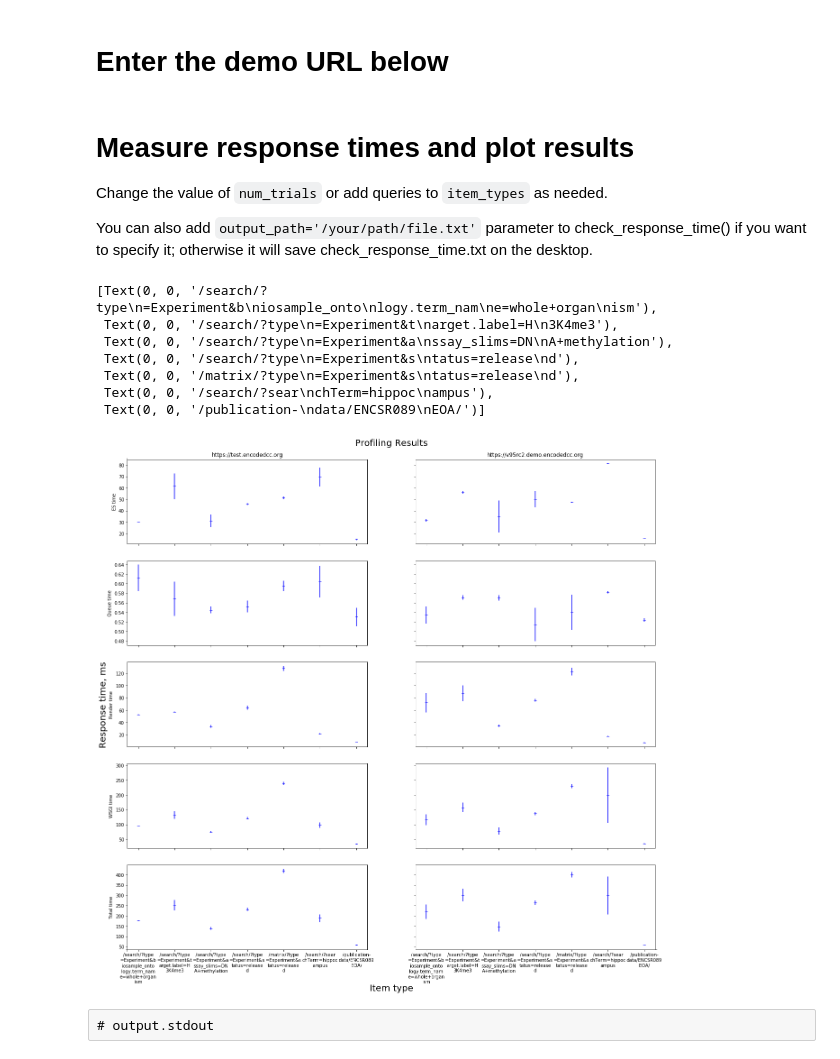
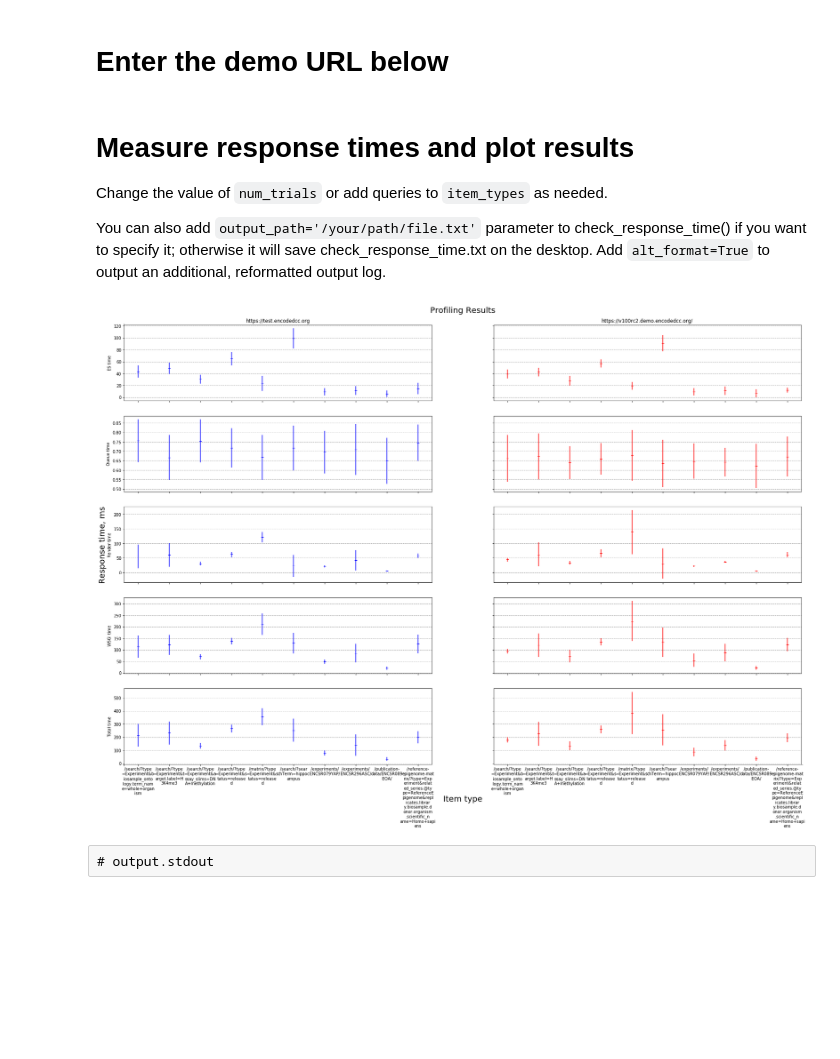
Before and after one commit to ENCODE-DCC/pyencoded-tools, a Jupyter notebook: jupyter_notebooks/jennifer/plot_profiling.ipynb, the cells around one changed output. Saved outputs shown, nothing was run; the diff lists cells and outputs as text; code cells hidden in the pictures; blank space fills up the shorter version.

```diff
--- a/jupyter_notebooks/jennifer/plot_profiling.ipynb
+++ b/jupyter_notebooks/jennifer/plot_profiling.ipynb
@@ -6,17 +6,17 @@ from textwrap import wrap
 # %% [markdown]
 # Enter the demo URL below
 # %%
-rc_url= 'https://v95rc2.demo.encodedcc.org'
+rc_url= 'https://v100rc2.demo.encodedcc.org/'
 # %% [markdown]
 # Measure response times and plot results
 Change the value of `num_trials` or add queries to `item_types` as needed.
 
-You can also add `output_path='/your/path/file.txt'` parameter to check_response_time() if you want to specify it; otherwise it will save check_response_time.txt on the desktop.
+You can also add `output_path='/your/path/file.txt'` parameter to check_response_time() if you want to specify it; otherwise it will save check_response_time.txt on the desktop. Add `alt_format=True` to output an additional, reformatted output log.
 # %%
 %%capture --no-stderr --no-display output
 prod_url="https://test.encodedcc.org"
 qa = qancode.QANCODE(rc_url=rc_url, prod_url=prod_url)
-num_trials = 2
+num_trials = 50
 item_types = [
     "/search/?type=Experiment&biosample_ontology.term_name=whole+organism",
     "/search/?type=Experiment&target.label=H3K4me3",
@@ -24,21 +24,27 @@ item_types = [
     "/search/?type=Experiment&status=released",
     "/matrix/?type=Experiment&status=released",
     "/search/?searchTerm=hippocampus",
-    #"/experiments/ENCSR079YAP/",
-    #"/experiments/ENCSR296ASC/",
-    "/publication-data/ENCSR089EOA/"
+    "/experiments/ENCSR079YAP/",
+    "/experiments/ENCSR296ASC/",
+    "/publication-data/ENCSR089EOA/",
+    "/reference-epigenome-matrix/?type=Experiment&related_series.@type=ReferenceEpigenome&replicates.library.biosample.donor.organism.scientific_name=Homo+sapiens"
 ]
-info = qa.check_response_time(item_types=item_types, n=num_trials)
+info = qa.check_response_time(item_types=item_types, n=num_trials, alt_format=True)
 # %%
 prod_url_short = prod_url.split('/')[2]
 test_url_short = rc_url.split('/')[2]
 xticklabels= []
 response_time_types = ['es_time','queue_time','render_time','wsgi_time','total_time']
 
-fig, axes = plt.subplots(5, 2, sharex=True, sharey='row', figsize=(3*len(item_types), 20))
+fig, axes = plt.subplots(5, 2, sharex=True, sharey='row', figsize=(max(12,3*len(item_types)), 20))
+for i in range(0,5):
+    axes[i,0].grid(True,axis='y',color='#B5B5B5', linestyle='--', linewidth=1)
+    axes[i,1].grid(True,axis='y',color='#B5B5B5', linestyle='--', linewidth=1)
+
 fig.add_subplot(111, frameon=False,xticks=[0],yticks=[0]) # Large plot for the Title
 plt.tick_params(labelcolor='none', top='off', bottom='off', left='off', right='off')
 plt.grid(False)
+
 plt.xlabel('Item type', fontsize=20, labelpad=60)
 plt.ylabel('Response time, ms', fontsize=20, labelpad=30)
 plt.title('Profiling Results', fontsize=20, pad=30)
@@ -49,47 +55,43 @@ x = np.arange(0, float(len(item_types)))
 # This iterates over each item_type and then response_type
 i = 0
 for item in info:
-    xticklabels.append('\n'.join(wrap(item,13)))
+    xticklabels.append(tw.fill(item,13))
     for j in range(0,5):
         response_time_type = response_time_types[j]
         ax1 = axes[j, 0]
         ax2 = axes[j, 1]
         try:
-            ax1.errorbar(
+            a = ax1.errorbar(
                 x[i],
                 info[item][prod_url_short][response_time_type][0], yerr=info[item][prod_url_short][response_time_type][1],
-                fmt='b_',
+                fmt='_b',
                 linestyle='')
-            ax2.errorbar(
+            b = ax2.errorbar(
                 x[i],
                 info[item][test_url_short][response_time_type][0], yerr=info[item][test_url_short][response_time_type][1],
-                fmt='b_',
+                fmt='_r',
                 linestyle='')
+            #a[-1][0].set_linestyle('--')
+            #b[-1][0].set_linestyle('--')
         except KeyError: # format=json queries don't have render time - this will fill in a 0 value for those.
             ax1.errorbar(x[i], 0, yerr=0, fmt='b_', linestyle='')
             ax2.errorbar(x[i], 0, yerr=0, fmt='b_', linestyle='')
     ax1.autoscale(axis='y')
     i = i+1
 
 axes[0,0].set_title(prod_url)
 axes[0,1].set_title(rc_url)
 axes[0,0].set_ylabel('ES time')
 axes[1,0].set_ylabel('Queue time')
 axes[2,0].set_ylabel('Render time')
 axes[3,0].set_ylabel('WSGI time')
 axes[4,0].set_ylabel('Total time')
 axes[4,0].set_xticks(x)
 axes[4,0].set_xticklabels(xticklabels)
 axes[4,1].set_xticklabels(xticklabels)
+plt.savefig('/Users/jennifer/Desktop/fromnotebook.png',bbox_inches='tight')
 # %% [output]
-[Text(0, 0, '/search/?type\n=Experiment&b\niosample_onto\nlogy.term_nam\ne=whole+organ\nism'),
- Text(0, 0, '/search/?type\n=Experiment&t\narget.label=H\n3K4me3'),
- Text(0, 0, '/search/?type\n=Experiment&a\nssay_slims=DN\nA+methylation'),
- Text(0, 0, '/search/?type\n=Experiment&s\ntatus=release\nd'),
- Text(0, 0, '/matrix/?type\n=Experiment&s\ntatus=release\nd'),
- Text(0, 0, '/search/?sear\nchTerm=hippoc\nampus'),
- Text(0, 0, '/publication-\ndata/ENCSR089\nEOA/')]
-[figure, old version]
+[figure, new version]
 # %% [raw]
 # output.stdout
 # %% [markdown]
```
Also changed, not shown: parts of 1 cell of this notebook.
